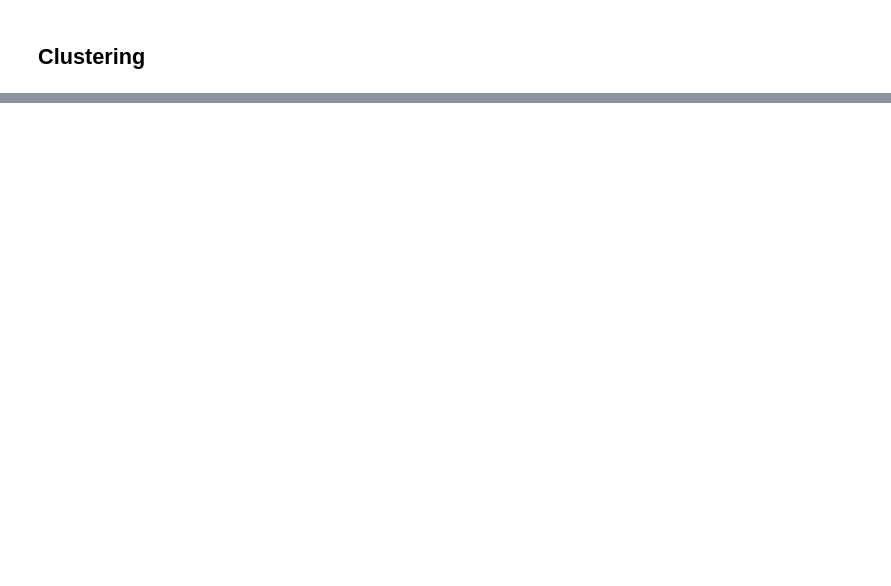
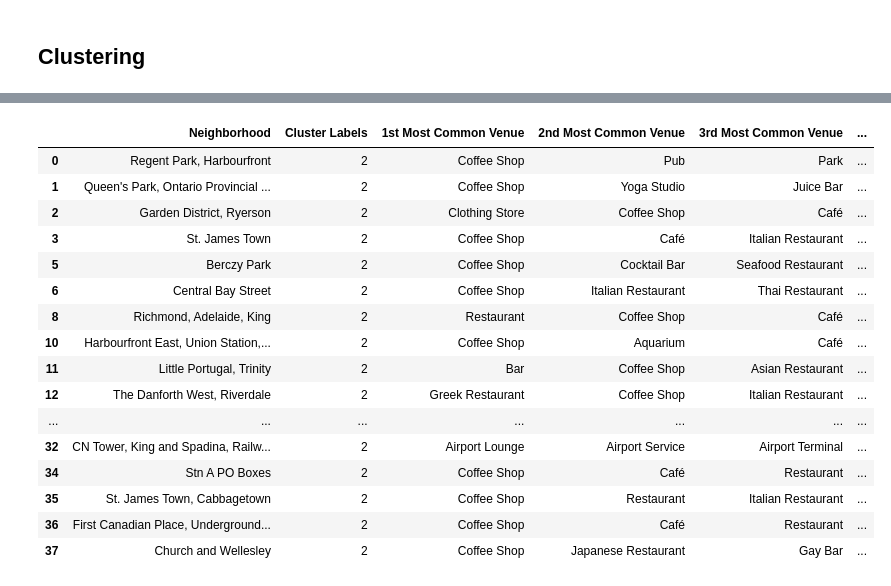
Before and after one commit to YKhadr85/Capstone-Project, a Jupyter notebook: Segmenting and Clustering Neighborhoods in Toronto.ipynb, the cells around one changed output, grey strips where cells are left out. Drawn from its saved outputs; the diff is of its cells as text; code cells hidden in the pictures; blank space fills up the shorter version.

Commit message:
Published from Watson Studio.

```diff
--- a/Segmenting and Clustering Neighborhoods in Toronto.ipynb
+++ b/Segmenting and Clustering Neighborhoods in Toronto.ipynb
@@ -410,0 +406,21 @@ toronto_merged.loc[toronto_merged['Cluster Labels'] == 1, toronto_merged.columns
+# %%
+#Cluster 3 Analysis
+toronto_merged.loc[toronto_merged['Cluster Labels'] == 2, toronto_merged.columns[[2] + list(range(5, toronto_merged.shape[1]))]]
+# %% [output]
+|  | Neighborhood | Cluster Labels | 1st Most Common Venue | 2nd Most Common Venue | 3rd Most Common Venue | ... |
+| 0 | Regent Park, Harbourfront | 2 | Coffee Shop | Pub | Park | ... |
+| 1 | Queen's Park, Ontario Provincial ... | 2 | Coffee Shop | Yoga Studio | Juice Bar | ... |
+| 2 | Garden District, Ryerson | 2 | Clothing Store | Coffee Shop | Café | ... |
+| 3 | St. James Town | 2 | Coffee Shop | Café | Italian Restaurant | ... |
+| 5 | Berczy Park | 2 | Coffee Shop | Cocktail Bar | Seafood Restaurant | ... |
+| 6 | Central Bay Street | 2 | Coffee Shop | Italian Restaurant | Thai Restaurant | ... |
+| 8 | Richmond, Adelaide, King | 2 | Restaurant | Coffee Shop | Café | ... |
+| 10 | Harbourfront East, Union Station,... | 2 | Coffee Shop | Aquarium | Café | ... |
+| 11 | Little Portugal, Trinity | 2 | Bar | Coffee Shop | Asian Restaurant | ... |
+| 12 | The Danforth West, Riverdale | 2 | Greek Restaurant | Coffee Shop | Italian Restaurant | ... |
+| ... | ... | ... | ... | ... | ... | ... |
+| 32 | CN Tower, King and Spadina, Railw... | 2 | Airport Lounge | Airport Service | Airport Terminal | ... |
+| 34 | Stn A PO Boxes | 2 | Coffee Shop | Café | Restaurant | ... |
+| 35 | St. James Town, Cabbagetown | 2 | Coffee Shop | Restaurant | Italian Restaurant | ... |
+| 36 | First Canadian Place, Underground... | 2 | Coffee Shop | Café | Restaurant | ... |
+| 37 | Church and Wellesley | 2 | Coffee Shop | Japanese Restaurant | Gay Bar | ... |
```
Also changed, not shown: parts of 9 cells of this notebook.
